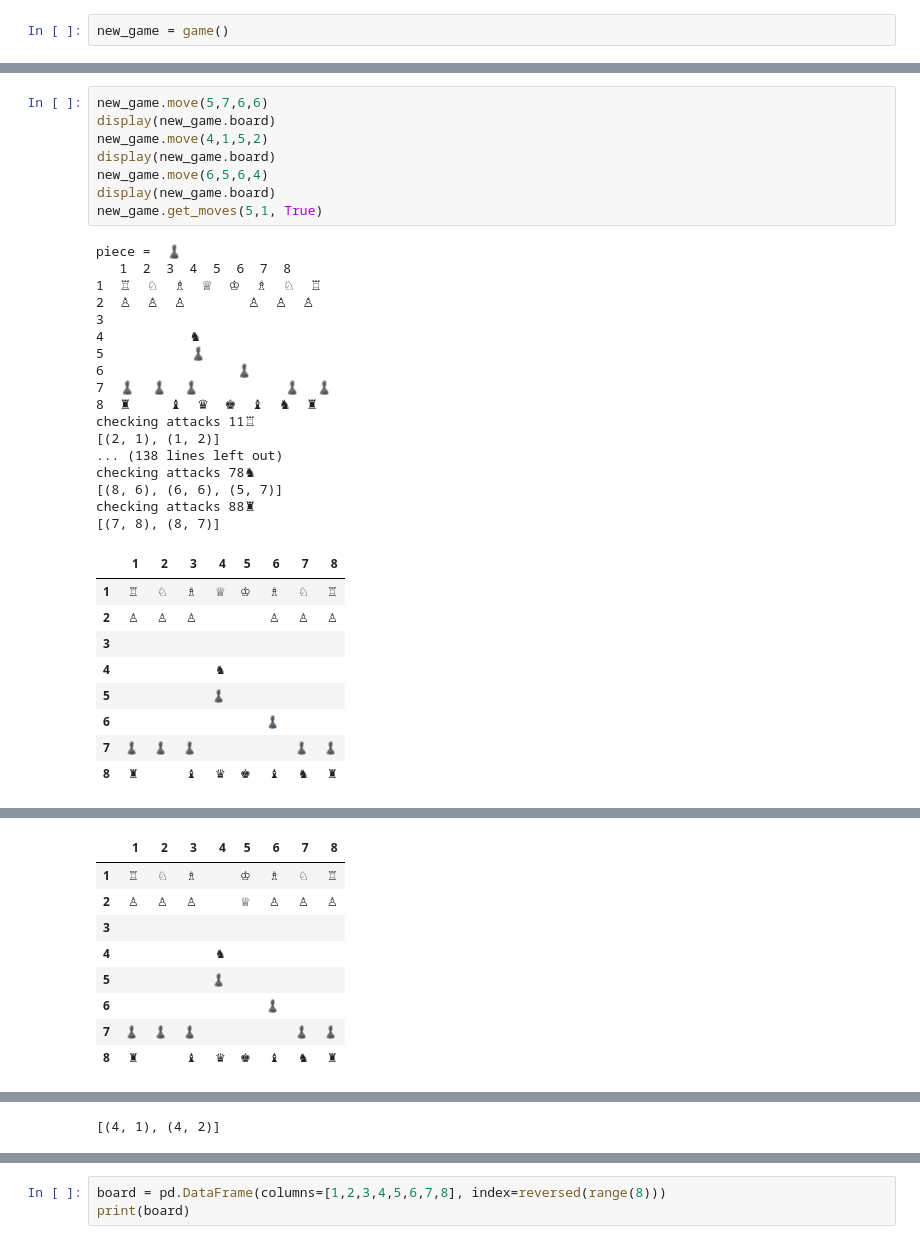
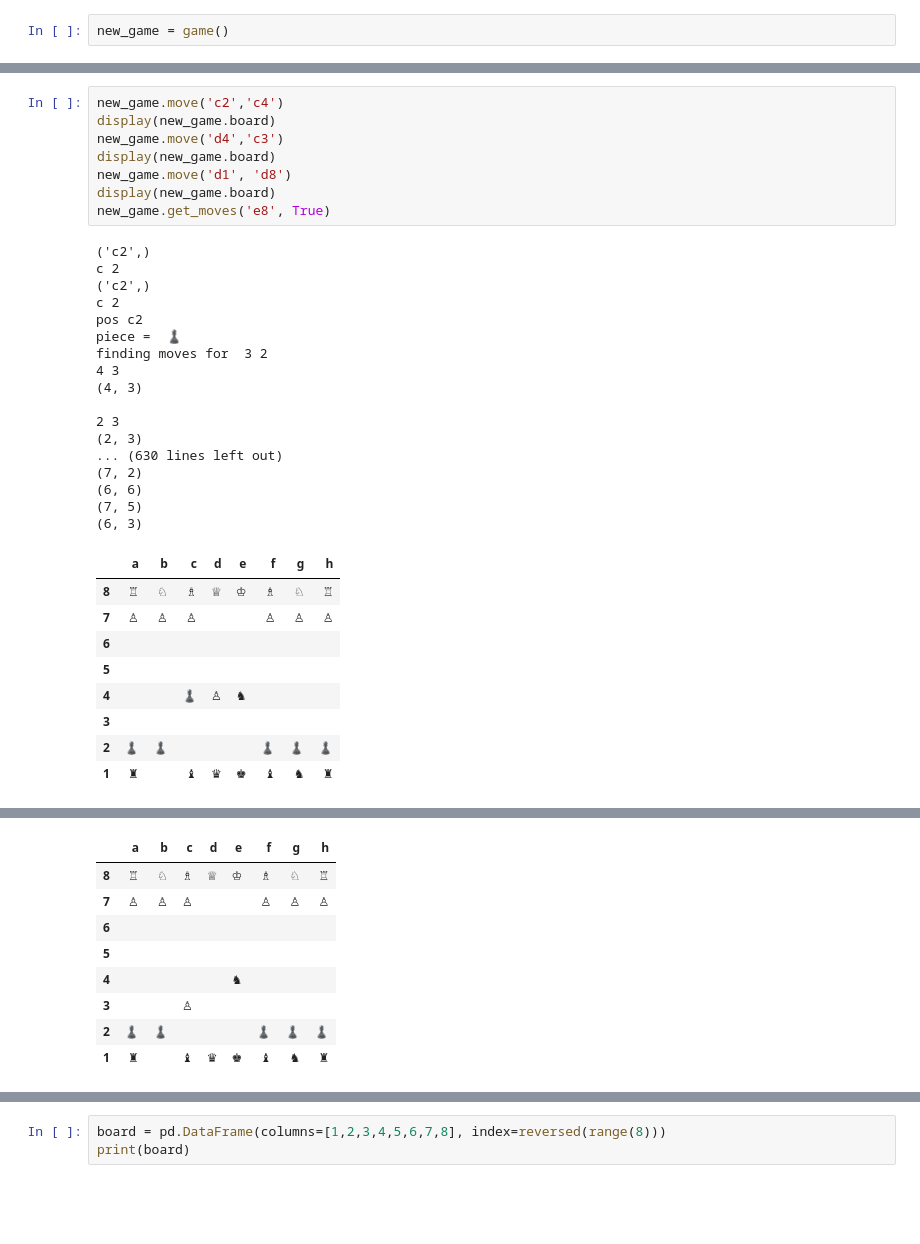
Before and after one commit to jaredmlobo/ChessApp, a Jupyter notebook: chess_intro.ipynb, the cells around one changed output, grey strips where cells are left out. Saved outputs shown, nothing was run; the diff lists cells and outputs as text; blank space fills up the shorter version.

Commit message:
simple tests and basic check for checks working?

```diff
--- a/chess_intro.ipynb
+++ b/chess_intro.ipynb
@@ -290,35 +117,35 @@ checking attacks 66♙
 # %%
-new_game.move(5,7,6,6)
+new_game.move('c2','c4')
 display(new_game.board)
-new_game.move(4,1,5,2)
+new_game.move('d4','c3')
 display(new_game.board)
-new_game.move(6,5,6,4)
+new_game.move('d1', 'd8')
 display(new_game.board)
-new_game.get_moves(5,1, True)
+new_game.get_moves('e8', True)
 # %% [output]
+('c2',)
+c 2
+('c2',)
+c 2
+pos c2
 piece =  ♟
-   1  2  3  4  5  6  7  8
-1  ♖  ♘  ♗  ♕  ♔  ♗  ♘  ♖
-2  ♙  ♙  ♙        ♙  ♙  ♙
-3
-4           ♞
-5           ♟
-6                 ♟
-7  ♟  ♟  ♟           ♟  ♟
-8  ♜     ♝  ♛  ♚  ♝  ♞  ♜
-checking attacks 11♖
-[(2, 1), (1, 2)]
-... (138 lines left out)
-checking attacks 78♞
-[(8, 6), (6, 6), (5, 7)]
-checking attacks 88♜
-[(7, 8), (8, 7)]
+finding moves for  3 2
+4 3
+(4, 3)
+
+2 3
+(2, 3)
+... (630 lines left out)
+(7, 2)
+(6, 6)
+(7, 5)
+(6, 3)
-|  | 1 | 2 | 3 | 4 | 5 | 6 | 7 | 8 |
-| 1 | ♖ | ♘ | ♗ | ♕ | ♔ | ♗ | ♘ | ♖ |
-| 2 | ♙ | ♙ | ♙ |  |  | ♙ | ♙ | ♙ |
+|  | a | b | c | d | e | f | g | h |
+| 8 | ♖ | ♘ | ♗ | ♕ | ♔ | ♗ | ♘ | ♖ |
+| 7 | ♙ | ♙ | ♙ |  |  | ♙ | ♙ | ♙ |
+| 6 |  |  |  |  |  |  |  |  |
+| 5 |  |  |  |  |  |  |  |  |
+| 4 |  |  | ♟ | ♙ | ♞ |  |  |  |
 | 3 |  |  |  |  |  |  |  |  |
-| 4 |  |  |  | ♞ |  |  |  |  |
-| 5 |  |  |  | ♟ |  |  |  |  |
-| 6 |  |  |  |  |  | ♟ |  |  |
-| 7 | ♟ | ♟ | ♟ |  |  |  | ♟ | ♟ |
-| 8 | ♜ |  | ♝ | ♛ | ♚ | ♝ | ♞ | ♜ |
+| 2 | ♟ | ♟ |  |  |  | ♟ | ♟ | ♟ |
+| 1 | ♜ |  | ♝ | ♛ | ♚ | ♝ | ♞ | ♜ |
@@ -342,9 +169,9 @@ checking attacks 82♙
-|  | 1 | 2 | 3 | 4 | 5 | 6 | 7 | 8 |
-| 1 | ♖ | ♘ | ♗ |  | ♔ | ♗ | ♘ | ♖ |
-| 2 | ♙ | ♙ | ♙ |  | ♕ | ♙ | ♙ | ♙ |
-| 3 |  |  |  |  |  |  |  |  |
-| 4 |  |  |  | ♞ |  |  |  |  |
-| 5 |  |  |  | ♟ |  |  |  |  |
-| 6 |  |  |  |  |  | ♟ |  |  |
-| 7 | ♟ | ♟ | ♟ |  |  |  | ♟ | ♟ |
-| 8 | ♜ |  | ♝ | ♛ | ♚ | ♝ | ♞ | ♜ |
+|  | a | b | c | d | e | f | g | h |
+| 8 | ♖ | ♘ | ♗ | ♕ | ♔ | ♗ | ♘ | ♖ |
+| 7 | ♙ | ♙ | ♙ |  |  | ♙ | ♙ | ♙ |
+| 6 |  |  |  |  |  |  |  |  |
+| 5 |  |  |  |  |  |  |  |  |
+| 4 |  |  |  |  | ♞ |  |  |  |
+| 3 |  |  | ♙ |  |  |  |  |  |
+| 2 | ♟ | ♟ |  |  |  | ♟ | ♟ | ♟ |
+| 1 | ♜ |  | ♝ | ♛ | ♚ | ♝ | ♞ | ♜ |
@@ -380 +204,0 @@ checking attacks 37♟
-[(4, 1), (4, 2)]
```
Also changed, not shown: parts of 19 cells of this notebook, 6 other files.
